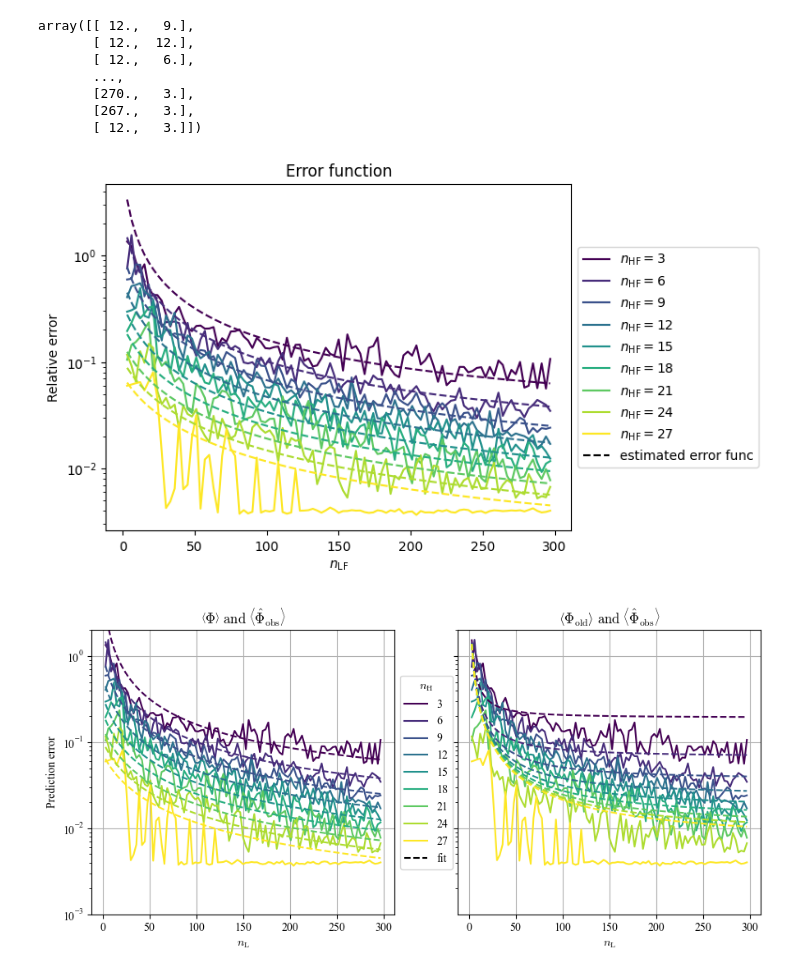
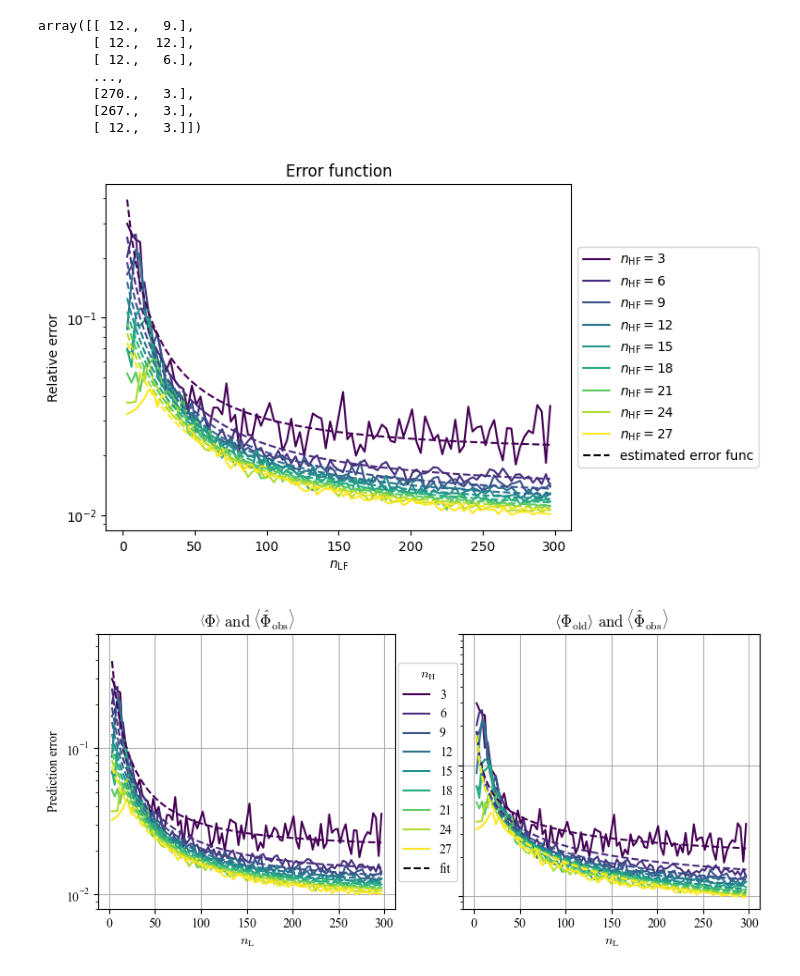
Before and after one commit to astro-YYH/GokuEmu, a Jupyter notebook: error_function/plot_error_func_compare.ipynb, the cells around one changed output. Saved outputs shown, nothing was run; the diff lists cells and outputs as text; code cells hidden in the pictures.

```diff
--- a/error_function/plot_error_func_compare.ipynb
+++ b/error_function/plot_error_func_compare.ipynb
@@ -15,7 +15,7 @@ Formatted time: 04:55 PM
 # %%
 # read
 # n_LF, n_HF, rel_error = np.loadtxt('error_function_11P_MF-Box.txt', unpack=True, usecols=(0,1,2))
-n_LF, n_HF, rel_error = np.loadtxt('error_function_goku_pre_frontera.txt', unpack=True, usecols=(0,1,2))
+n_LF, n_HF, rel_error = np.loadtxt('error_function_goku_narrow_pre_frontera.txt', unpack=True, usecols=(0,1,2))
 # %%
 rel_error.shape
 # %% [output]
@@ -135,23 +135,23 @@ array([[ 12.,   9.],
        [267.,   3.],
        [ 12.,   3.]])
 # %%
-# define the error function 2 param modes
+# define the error function 2 param median
 def error_function(n_LF, n_HF):
-    eta = 11.20294568777112
+    eta =0.01638284
     '''rho = pm.Uniform("rho", lower=0, upper=10)
     beta_L = pm.Uniform("beta_L", lower=0, upper=3)
     beta_H = pm.Uniform("beta_H", lower=0, upper=6)'''
-    rho = 34422.595850790254
-    beta_L = 1.1406839520015446
-    beta_H = 4.145389781446169
+    rho = 840.51783809
+    beta_L = 1.46443914
+    beta_H = 1.13385676
     # rho_2 = pm.Uniform("rho_2", lower=0, upper=1)
-    beta_H2 = 2.713544143928366
+    beta_H2 = 0.19995312
     # alpha_1 = pm.Normal("alpha_1", mu=10, sigma=5)
-    alpha_L = 7.8176404049598816
-    alpha_1 = 18.553167013696203
-    alpha_2 = 7.5153891398955235
+    alpha_L = 20.64151615
+    alpha_1 = 11.60948562
+    alpha_2 = -2.64125169
 
-    sigma_lg_Phi = 0.21450697746101002   # standard deviation of the log of the error function
+    sigma_lg_Phi =0.07716418	 # standard deviation of the log of the error function
     # return 10**(np.log10(eta) + np.log10((rho / (n_LF**(beta_L) * n_HF**(beta_H)) + (1 - rho) / (alpha + n_HF**(beta_H2)))))
     lg_Phi = np.log10(eta) + np.log10(rho / ( (n_LF + n_HF) * (n_LF + alpha_L)**(beta_L-1) * (n_HF + alpha_1)**(beta_H-1) ) + 1 / (alpha_2 + n_HF)**(beta_H2))
 
@@ -162,15 +162,12 @@ def error_function(n_LF, n_HF):
 # %%
 # naive lg_Phi
 def error_function_old(n_LF, n_HF):
-    eta = 0.7947996701660118
-    '''rho = pm.Uniform("rho", lower=0, upper=10)
-    beta_L = pm.Uniform("beta_L", lower=0, upper=3)
-    beta_H = pm.Uniform("beta_H", lower=0, upper=6)'''
-    rho = 5.608704513443982
-    beta_L = 1.2974943261842817
-    beta_H = 1.5156154430804256
+    eta = 0.04099735 # median
+    rho = 8.2776328
+    beta_L = 0.67081542
+    beta_H = 0.90838034
 
-    sigma_lg_Phi = 0.30695835929339044	   # standard deviation of the log of the error function
+    sigma_lg_Phi = 0.10221412  # standard deviation of the log of the error function
     # return 10**(np.log10(eta) + np.log10((rho / (n_LF**(beta_L) * n_HF**(beta_H)) + (1 - rho) / (alpha + n_HF**(beta_H2)))))
     lg_Phi = np.log10(eta) + np.log10(rho / (n_LF**(beta_L)) + 1 / (n_HF**(beta_H)))
 
@@ -225,14 +222,14 @@ plt.ylabel('Relative error')
 plt.title('Error function')
 plt.show()
 # %% [output]
-[figure, old version]
+[figure, new version]
 # %%
 plt.rcParams['font.family'] = 'Times New Roman'
 
 # Set math font style
 plt.rcParams['mathtext.fontset'] = 'cm'
 
-fig, axes = plt.subplots(1, 2, figsize=(9, 4.5), sharex=True)
+fig, axes = plt.subplots(1, 2, figsize=(8, 4.), sharex=True)
 
 # Plot in the first panel
 for i in range(len(X[0])):
@@ -245,35 +242,35 @@ axes[0].set_xlabel(r'$n_\mathrm{L}$')
 axes[0].set_ylabel('Prediction error')
 axes[0].set_title(r'$\left< \Phi\right>\ \mathrm{and}\ \left< \hat\Phi_\mathrm{obs}\right> $')
 axes[0].plot([],[], 'k--', label='fit')
 
 y_lower = 2.5e-3
 y_upper = 4.5
-axes[0].set_ylim(1e-3, 2)
-axes[1].set_ylim(1e-3, 2)
+axes[0].set_ylim(8e-3, .6)
+axes[1].set_ylim(8e-3, .6)
 
 # Plot in the second panel
 # plot the error function as curves
 for i in range(len(X[0])):
     axes[1].plot(Y[:,0], Z[:, i], color=colors[i],label=str(int(X[0, i])))
 # plot the error function as curves for different n_HF
 for i in range(len(X[0])):
     axes[1].plot(Y[:,0], error_function_old(Y[:,0], X[0,i]), '--', color=colors[i])
 axes[1].set_yscale('log')
 axes[1].set_xlabel(r'$n_\mathrm{L}$')
 # axes[1].set_ylabel('Relative error')
 axes[1].set_title(r'$\left< \Phi_\mathrm{old}\right>\ \mathrm{and}\ \left< \hat\Phi_\mathrm{obs}\right>$')
-axes[0].legend(loc='center left', bbox_to_anchor=(1, 0.5), title=r'$n_\mathrm{H}$')
+axes[0].legend(loc='center left', bbox_to_anchor=(.99, 0.5), title=r'$n_\mathrm{H}$')
 # Add gridlines to the plot
 axes[0].grid(True)
 axes[1].grid(True)
 axes[1].set_yticks([.01, .1, 1], [' ', ' ', ' '])
 # Adjust the spacing between subplots
 plt.tight_layout()
 # Adjust the spacing between subplots
-plt.subplots_adjust(wspace=0.21)
+plt.subplots_adjust(wspace=0.23)
 
 # Show the figure
 # plt.show()
 plt.savefig('error_function.pdf',bbox_inches='tight')
 # %% [output]
-[figure, old version]
+[figure, new version]
```
Also changed, not shown: parts of 2 cells of this notebook, 3 other files.
